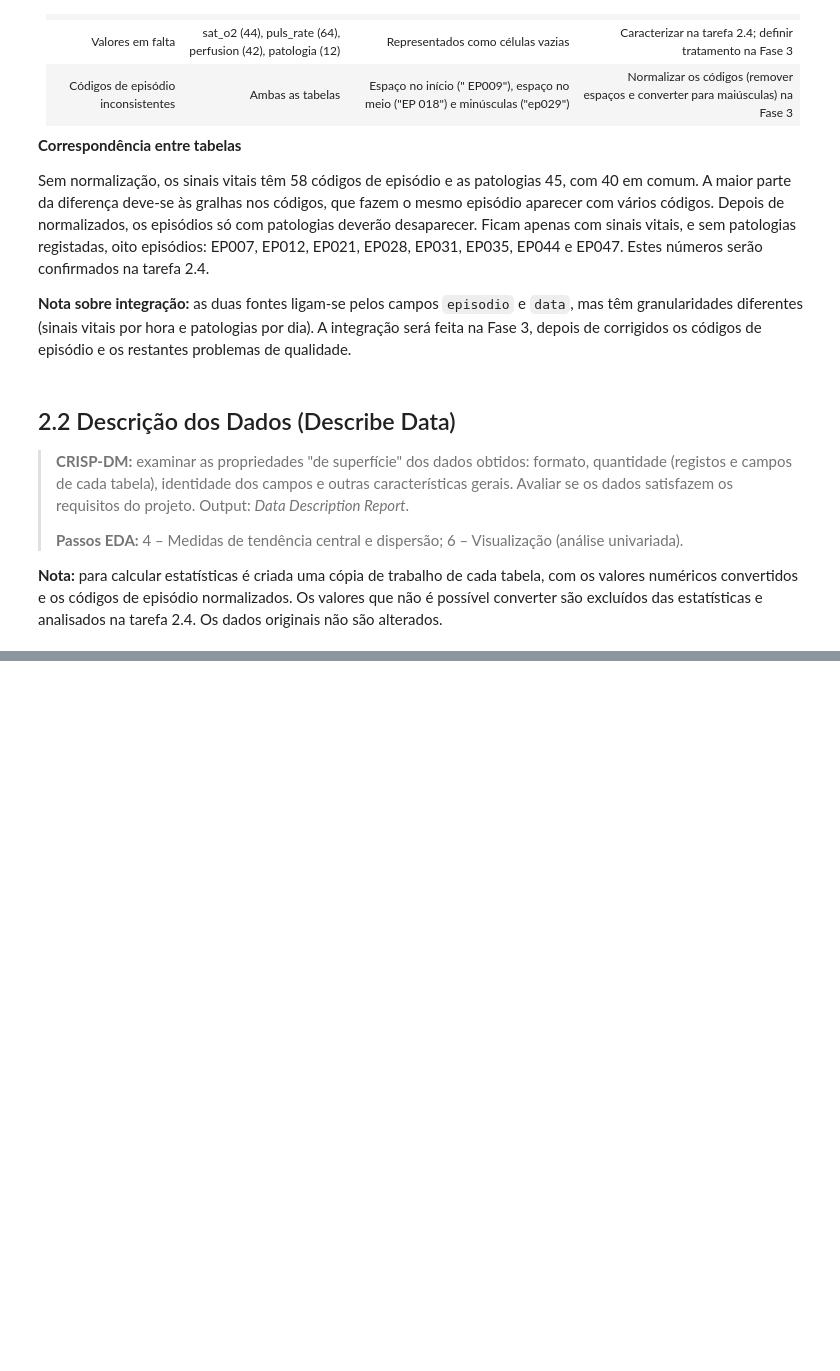
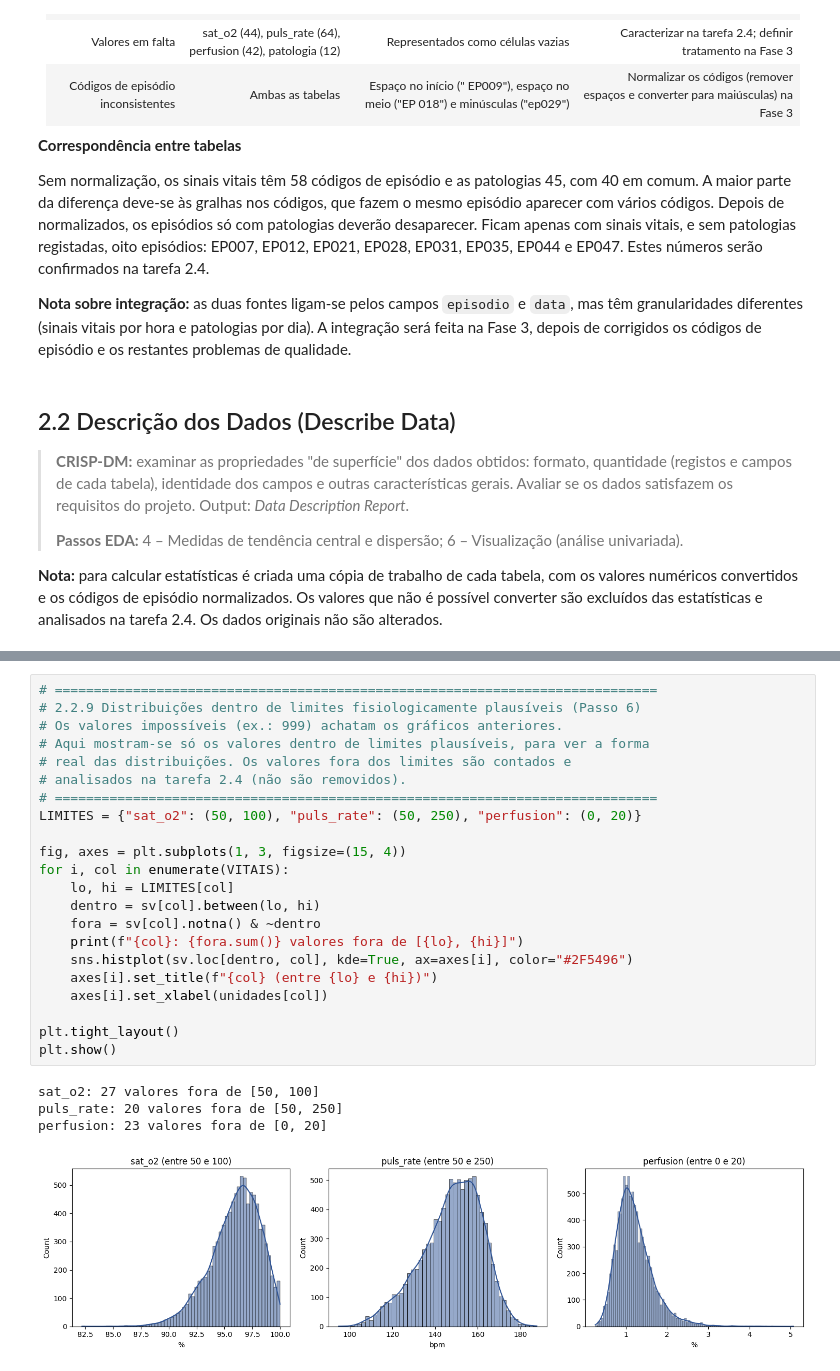
Before and after one commit to goncalorg10/aase-neonatal, a Jupyter notebook: 01_data_understanding.ipynb, the cells around one changed output, grey strips where cells are left out. Cells and saved outputs as stored; diff of their text form; blank space fills up the shorter version.

```diff
--- a/01_data_understanding.ipynb
+++ b/01_data_understanding.ipynb
@@ -271,0 +475,27 @@ Sem normalização, os sinais vitais têm 58 códigos de episódio e as patologi
+# %%
+# =============================================================================
+# 2.2.9 Distribuições dentro de limites fisiologicamente plausíveis (Passo 6)
+# Os valores impossíveis (ex.: 999) achatam os gráficos anteriores.
+# Aqui mostram-se só os valores dentro de limites plausíveis, para ver a forma
+# real das distribuições. Os valores fora dos limites são contados e
+# analisados na tarefa 2.4 (não são removidos).
+# =============================================================================
+LIMITES = {"sat_o2": (50, 100), "puls_rate": (50, 250), "perfusion": (0, 20)}
+
+fig, axes = plt.subplots(1, 3, figsize=(15, 4))
+for i, col in enumerate(VITAIS):
+    lo, hi = LIMITES[col]
+    dentro = sv[col].between(lo, hi)
+    fora = sv[col].notna() & ~dentro
+    print(f"{col}: {fora.sum()} valores fora de [{lo}, {hi}]")
+    sns.histplot(sv.loc[dentro, col], kde=True, ax=axes[i], color="#2F5496")
+    axes[i].set_title(f"{col} (entre {lo} e {hi})")
+    axes[i].set_xlabel(unidades[col])
+
+plt.tight_layout()
+plt.show()
+# %% [output]
+sat_o2: 27 valores fora de [50, 100]
+puls_rate: 20 valores fora de [50, 250]
+perfusion: 23 valores fora de [0, 20]
+[figure, added]
```
Also changed, not shown: parts of 9 cells of this notebook.
